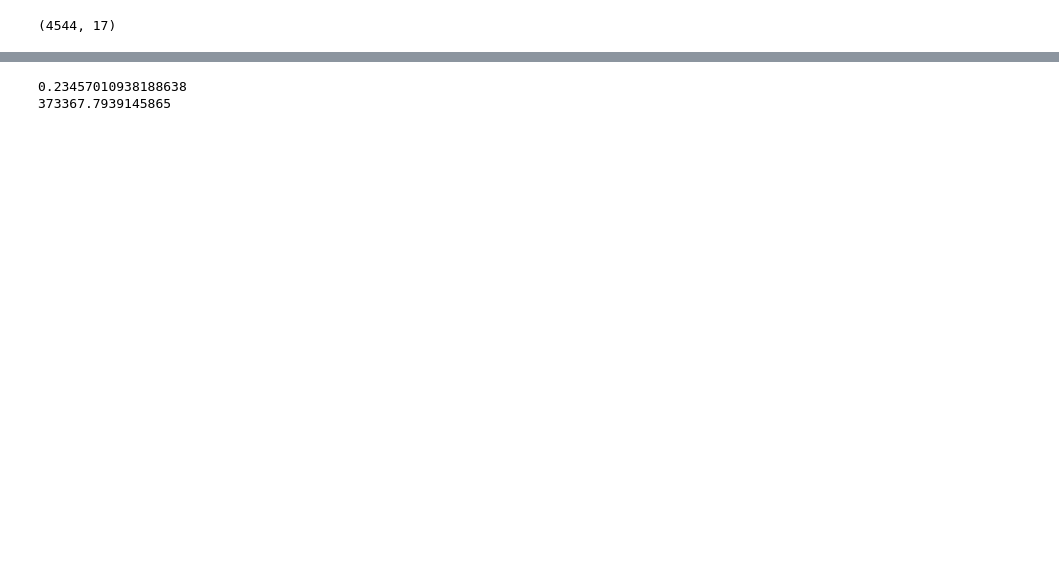
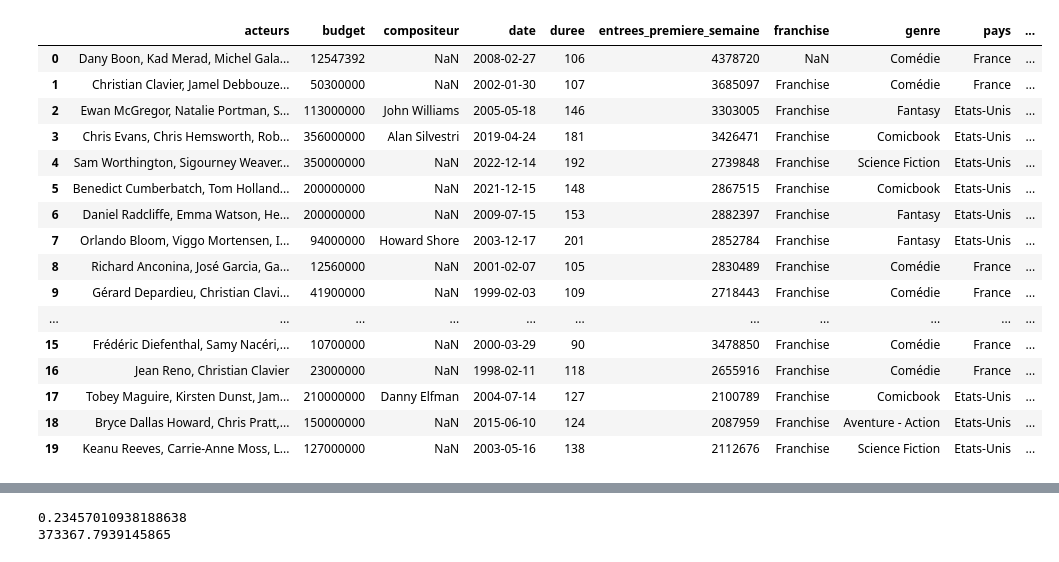
Before and after one commit to Melobgn/cinema_prediction, a Jupyter notebook: ml_melo.ipynb, the cells around one changed output, grey strips where cells are left out. Saved outputs shown, nothing was run; the diff lists cells and outputs as text; code cells hidden in the pictures; blank space fills up the shorter version.

```diff
--- a/ml_melo.ipynb
+++ b/ml_melo.ipynb
@@ -1,16 +1,31 @@
 # %%
 import pandas as pd
 from sklearn.model_selection import train_test_split
 from sklearn.preprocessing import OneHotEncoder, StandardScaler, LabelEncoder
 from sklearn.compose import ColumnTransformer
 from sklearn.pipeline import Pipeline
 from sklearn.metrics import classification_report, accuracy_score, f1_score
 from sklearn.impute import SimpleImputer, KNNImputer
 import numpy as np
 
 # chargement jeu de donnée avec le moins de features
-df = pd.read_csv('movies_clean_v2.csv')
+df = pd.read_csv('movies_clean_final.csv')
 df.head(20)
-df.shape
 # %% [output]
-(4544, 17)
+|  | acteurs | budget | compositeur | date | duree | entrees_premiere_semaine | franchise | genre | pays | ... |
+| 0 | Dany Boon, Kad Merad, Michel Gala... | 12547392 | NaN | 2008-02-27 | 106 | 4378720 | NaN | Comédie | France | ... |
+| 1 | Christian Clavier, Jamel Debbouze... | 50300000 | NaN | 2002-01-30 | 107 | 3685097 | Franchise | Comédie | France | ... |
+| 2 | Ewan McGregor, Natalie Portman, S... | 113000000 | John Williams | 2005-05-18 | 146 | 3303005 | Franchise | Fantasy | Etats-Unis | ... |
+| 3 | Chris Evans, Chris Hemsworth, Rob... | 356000000 | Alan Silvestri | 2019-04-24 | 181 | 3426471 | Franchise | Comicbook | Etats-Unis | ... |
+| 4 | Sam Worthington, Sigourney Weaver... | 350000000 | NaN | 2022-12-14 | 192 | 2739848 | Franchise | Science Fiction | Etats-Unis | ... |
+| 5 | Benedict Cumberbatch, Tom Holland... | 200000000 | NaN | 2021-12-15 | 148 | 2867515 | Franchise | Comicbook | Etats-Unis | ... |
+| 6 | Daniel Radcliffe, Emma Watson, He... | 200000000 | NaN | 2009-07-15 | 153 | 2882397 | Franchise | Fantasy | Etats-Unis | ... |
+| 7 | Orlando Bloom, Viggo Mortensen, I... | 94000000 | Howard Shore | 2003-12-17 | 201 | 2852784 | Franchise | Fantasy | Etats-Unis | ... |
+| 8 | Richard Anconina, José Garcia, Ga... | 12560000 | NaN | 2001-02-07 | 105 | 2830489 | Franchise | Comédie | France | ... |
+| 9 | Gérard Depardieu, Christian Clavi... | 41900000 | NaN | 1999-02-03 | 109 | 2718443 | Franchise | Comédie | France | ... |
+| ... | ... | ... | ... | ... | ... | ... | ... | ... | ... | ... |
+| 15 | Frédéric Diefenthal, Samy Nacéri,... | 10700000 | NaN | 2000-03-29 | 90 | 3478850 | Franchise | Comédie | France | ... |
+| 16 | Jean Reno, Christian Clavier | 23000000 | NaN | 1998-02-11 | 118 | 2655916 | Franchise | Comédie | France | ... |
+| 17 | Tobey Maguire, Kirsten Dunst, Jam... | 210000000 | Danny Elfman | 2004-07-14 | 127 | 2100789 | Franchise | Comicbook | Etats-Unis | ... |
+| 18 | Bryce Dallas Howard, Chris Pratt,... | 150000000 | NaN | 2015-06-10 | 124 | 2087959 | Franchise | Aventure - Action | Etats-Unis | ... |
+| 19 | Keanu Reeves, Carrie-Anne Moss, L... | 127000000 | NaN | 2003-05-16 | 138 | 2112676 | Franchise | Science Fiction | Etats-Unis | ... |
```
Also changed, not shown: parts of 7 cells of this notebook, 6 other files.
